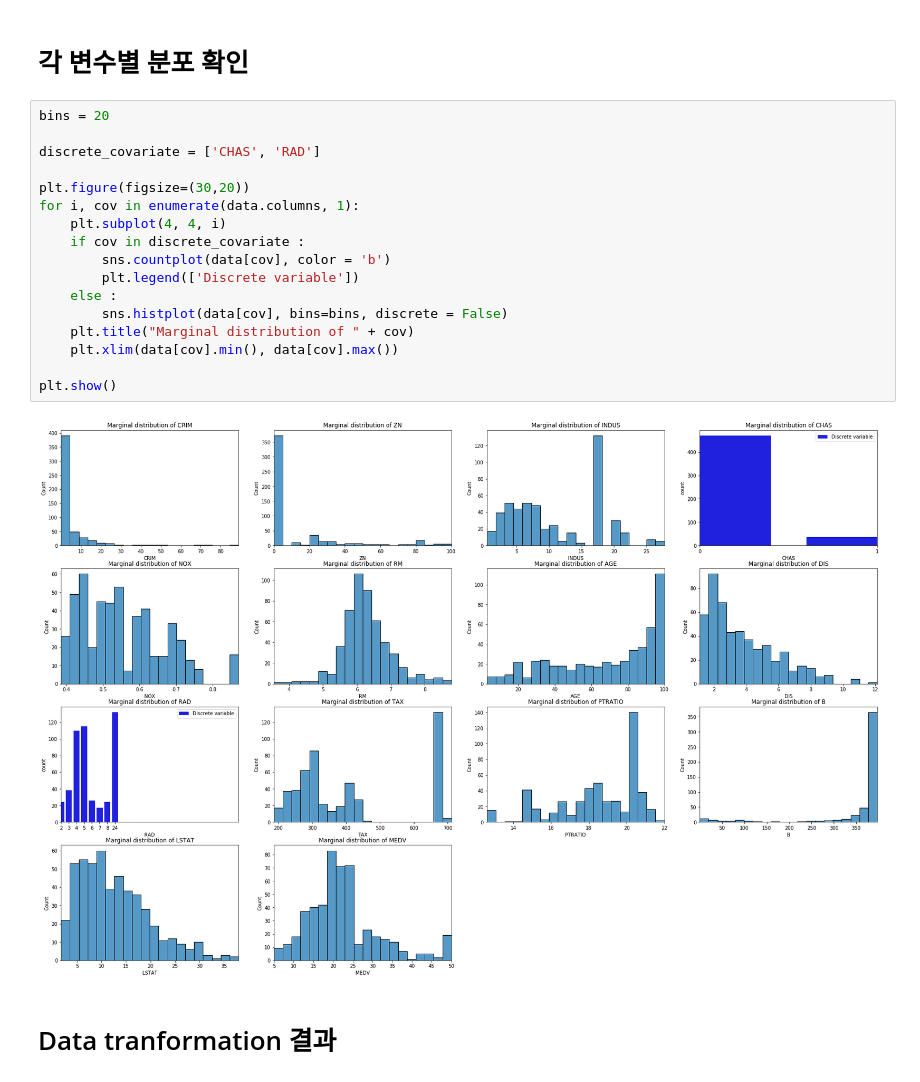
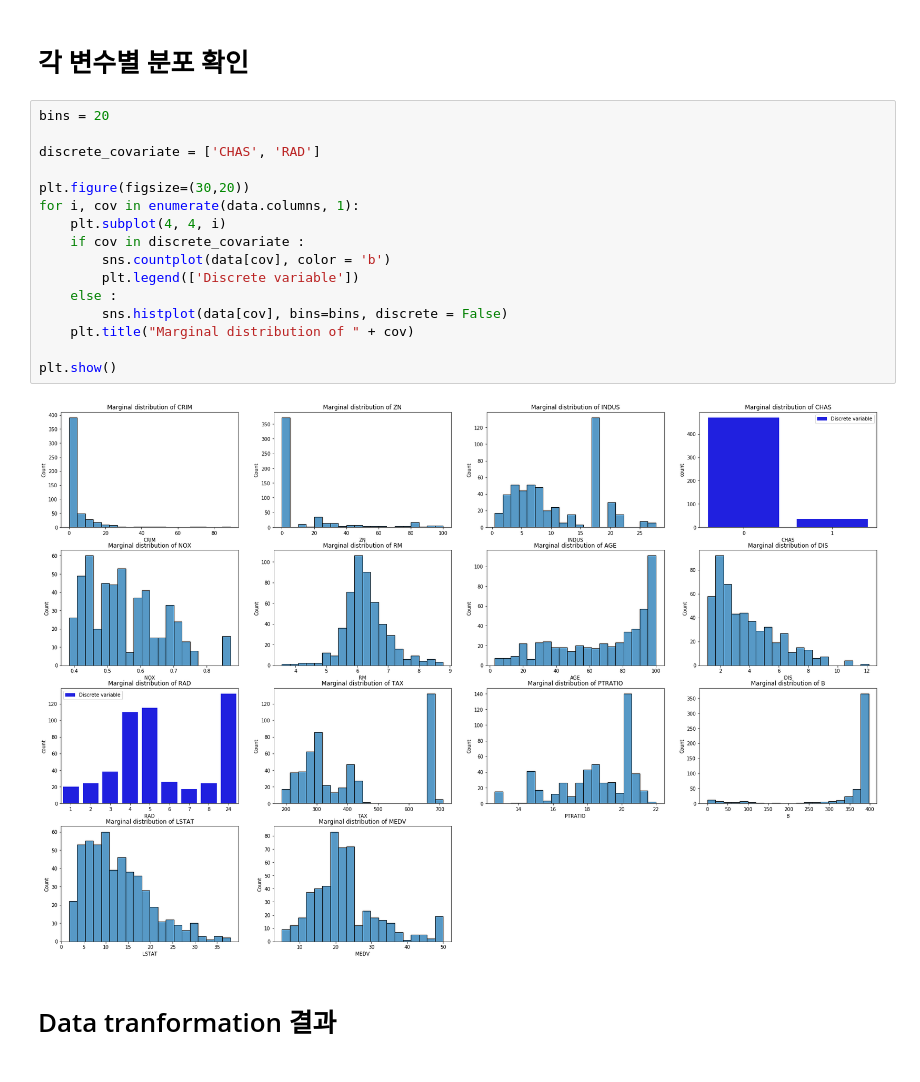
Before and after one commit to vrvrv/STA714_final, a Jupyter notebook: EDA.ipynb, the cells around one changed output. Saved outputs shown, nothing was run; the diff lists cells and outputs as text.

```diff
--- a/EDA.ipynb
+++ b/EDA.ipynb
@@ -20,22 +20,21 @@ data_missing = pd.read_csv('./data/boston_nan.csv', index_col = 'original_idx')
 # %%
 bins = 20
 
 discrete_covariate = ['CHAS', 'RAD']
 
 plt.figure(figsize=(30,20))
 for i, cov in enumerate(data.columns, 1):
     plt.subplot(4, 4, i)
     if cov in discrete_covariate :
         sns.countplot(data[cov], color = 'b')
         plt.legend(['Discrete variable'])
     else :
         sns.histplot(data[cov], bins=bins, discrete = False)
     plt.title("Marginal distribution of " + cov)
-    plt.xlim(data[cov].min(), data[cov].max())
 
 plt.show()
 # %% [output]
-[figure, old version]
+[figure, new version]
 # %% [markdown]
 # Data tranformation 결과
 # %%
```
